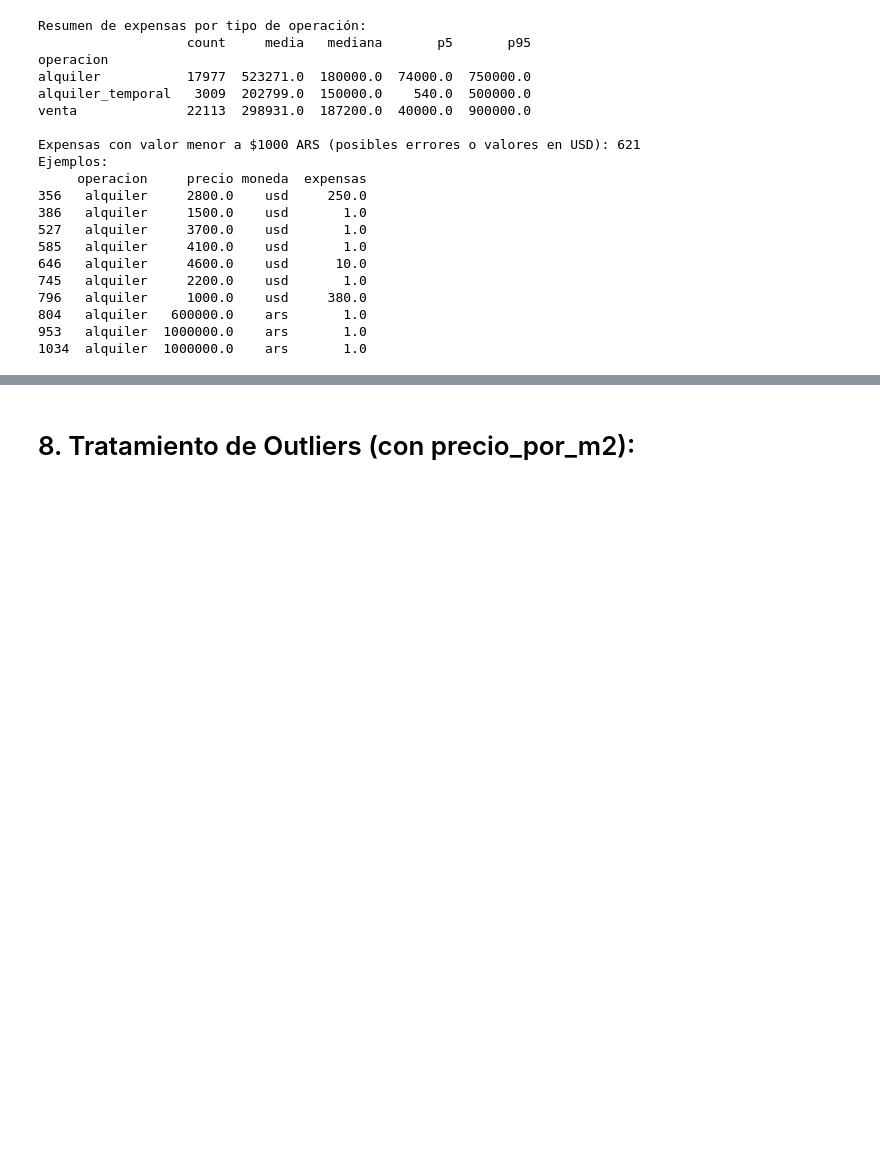
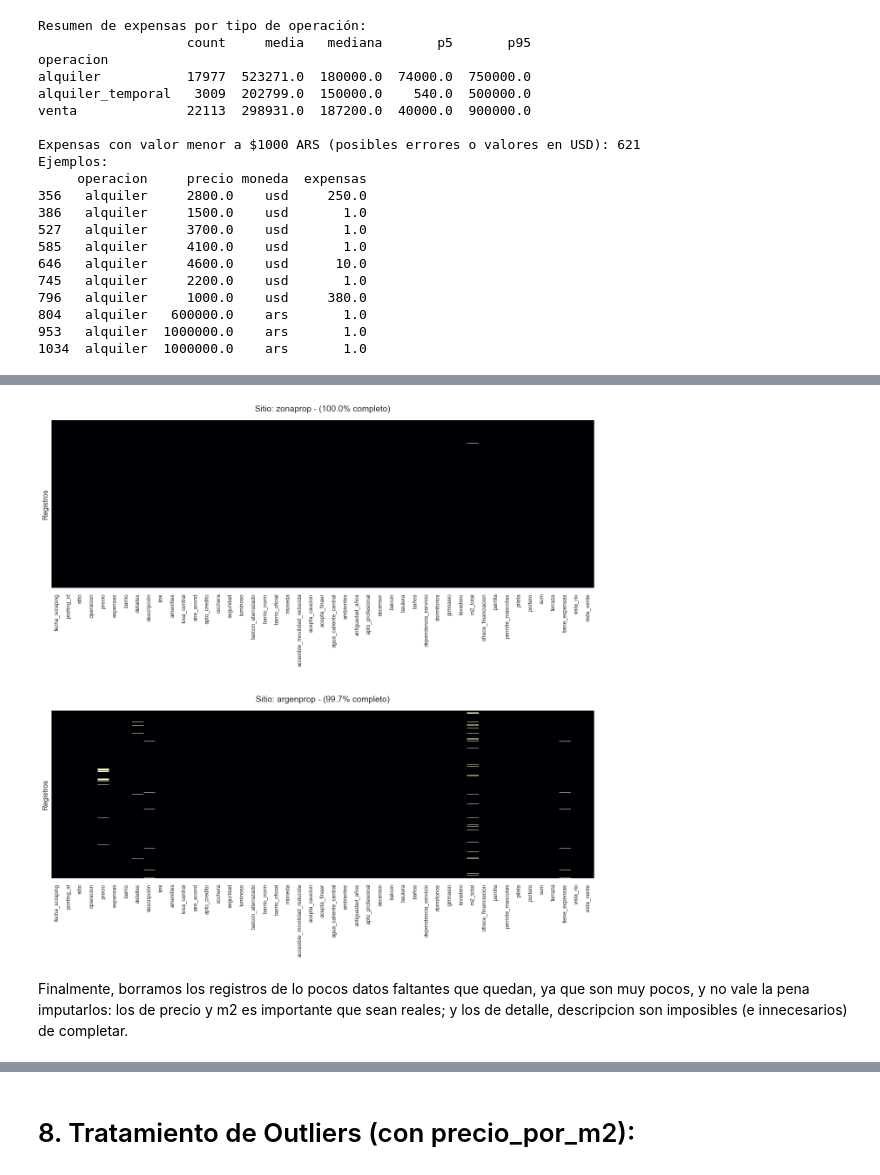
Before and after one commit to clararodriguezacevedo/descriptiva-real-estate, a Jupyter notebook: notebooks/eda.ipynb, the cells around one changed output, grey strips where cells are left out. Cells and saved outputs as stored; diff of their text form; code cells hidden in the pictures; blank space fills up the shorter version.

```diff
--- a/notebooks/eda.ipynb
+++ b/notebooks/eda.ipynb
@@ -850,0 +973,3 @@ Name: count, Length: 106, dtype: int64
+# %%
+cols_descarte = ['calle', 'altura', 'piso', 'calefaccion', 'cocina_tipo', 'orientacion']
+df_final.drop(columns=cols_descarte, inplace=True, errors='ignore')
@@ -850,0 +999,41 @@ Name: count, Length: 106, dtype: int64
+# %%
+import matplotlib.pyplot as plt
+import seaborn as sns
+
+sitios = df_final['sitio'].unique()
+n_sitios = len(sitios)
+
+# Aumentamos un poco el ancho (14) para que las columnas respiren
+fig, axes = plt.subplots(n_sitios, 1, figsize=(14, 7 * n_sitios))
+
+if n_sitios == 1:
+    axes = [axes]
+
+for i, sitio in enumerate(sitios):
+    df_sitio = df_final[df_final['sitio'] == sitio]
+
+    # cmap='magma' suele resaltar mejor los nulos (amarillo sobre negro/morado)
+    sns.heatmap(df_sitio.isnull(), cbar=False, ax=axes[i], yticklabels=False, cmap='magma')
+
+    # --- AQUÍ ESTÁ EL TRUCO PARA EL EJE X ---
+    axes[i].set_xticklabels(axes[i].get_xticklabels(),
+                            rotation=90,
+                            horizontalalignment='center',
+                            fontsize=9)
+
+    # Forzamos que se muestren TODAS las etiquetas
+    axes[i].set_xticks(np.arange(len(df_sitio.columns)) + 0.5)
+
+    total_celdas = df_sitio.size
+    nulos = df_sitio.isnull().sum().sum()
+    completitud = 100 * (1 - nulos/total_celdas)
+
+    axes[i].set_title(f'Sitio: {sitio} - ({completitud:.1f}% completo)', fontsize=14, pad=15)
+    axes[i].set_ylabel('Registros')
+
+plt.tight_layout(pad=4.0)
+plt.show()
+# %% [output]
+[figure, added]
+# %% [markdown]
+Finalmente, borramos los registros de lo pocos datos faltantes que quedan, ya que son muy pocos, y no vale la pena imputarlos: los de precio y m2 es importante que sean reales; y los de detalle, descripcion son imposibles (e innecesarios) de completar.
```
Also changed, not shown: parts of 25 cells of this notebook.
